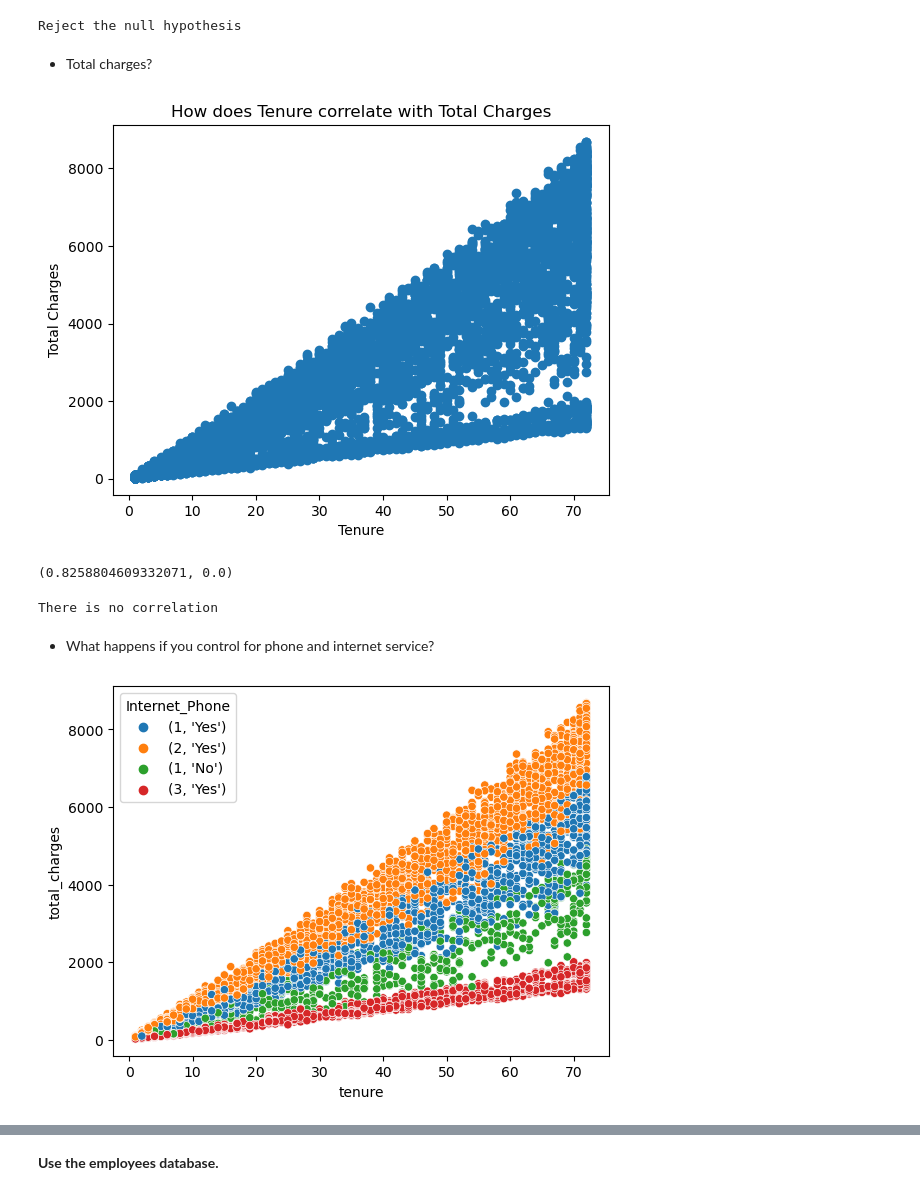
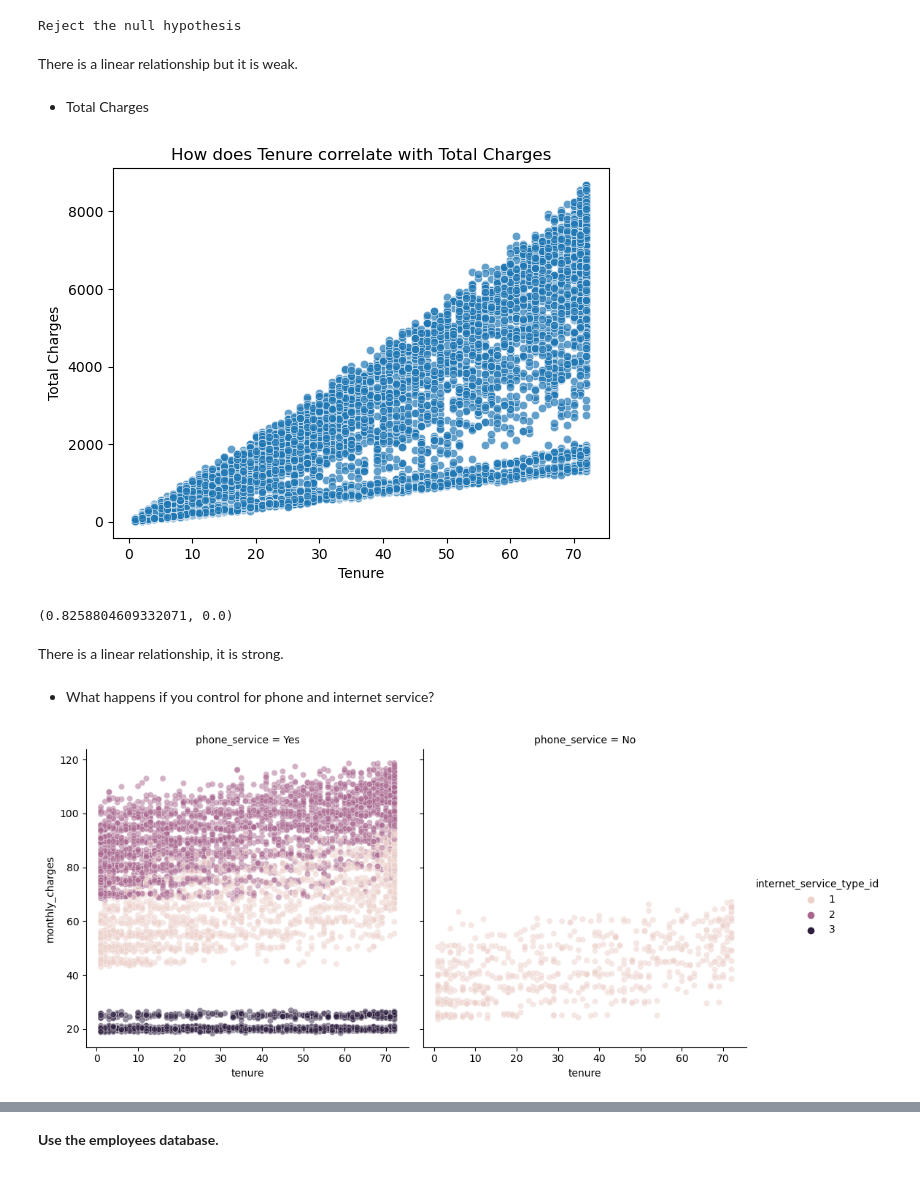
Before and after one commit to Jacob-Ball22/stats-exercises, a Jupyter notebook: hypothesis_testing.ipynb, the cells around one changed output, grey strips where cells are left out. Cells and saved outputs as stored; diff of their text form; code cells hidden in the pictures.

```diff
--- a/hypothesis_testing.ipynb
+++ b/hypothesis_testing.ipynb
@@ -350,12 +354,14 @@ else:
     print('Fail to reject the null hypothesis')
 # %% [output]
 Reject the null hypothesis
-# %% [markdown]
-* Total charges?
+# %% [markdown]
+There is a linear relationship but it is weak.
+# %% [markdown]
+* Total Charges
 # %%
 telco_churn['total_charges'] = pd.to_numeric(telco_churn['total_charges'], errors='coerce')
 telco_churn = telco_churn.dropna(subset=['total_charges', 'tenure'])
-plt.scatter(telco_churn.tenure, telco_churn.total_charges)
+sns.scatterplot(data=telco_churn, x='tenure', y='total_charges', alpha = 0.7)
 plt.xlabel('Tenure')
 plt.ylabel('Total Charges')
 plt.title('How does Tenure correlate with Total Charges')
@@ -363,26 +369,23 @@ plt.show()
 r, p = stats.pearsonr(telco_churn.total_charges, telco_churn.tenure)
 r, p
 # %% [output]
-[figure, old version]
+[figure, new version]
 (0.8258804609332071, 0.0)
 # %%
 alpha = 0.05
-if p == 0:
-    print('There is no correlation')
-elif p < alpha:
+if p < alpha:
     print('Reject the null hypothesis')
 else:
     print('Fail to reject the null hypothesis')
-# %% [output]
-There is no correlation
+# %% [markdown]
+There is a linear relationship, it is strong.
 # %% [markdown]
 * What happens if you control for phone and internet service?
 # %%
-telco_churn['total_charges'] = pd.to_numeric(telco_churn['total_charges'], errors='coerce')
-telco_churn = telco_churn.dropna(subset=['total_charges', 'tenure'])
-telco_churn['Internet_Phone'] = telco_churn[['internet_service_type_id', 'phone_service']].apply(tuple, axis=1)
-sns.scatterplot(data=telco_churn, x='tenure', y='total_charges', hue='Internet_Phone')
+telco_churn = telco_churn [telco_churn.total_charges != ' ']
+telco_churn.total_charges.astype(float)
+sns.relplot(data=telco_churn, x='tenure', y='monthly_charges', hue='internet_service_type_id',col= 'phone_service', alpha = 0.5)
 plt.show()
 # %% [output]
-[figure, old version]
+[figure, new version]
 # %%
```
Also changed, not shown: parts of 41 cells of this notebook.
